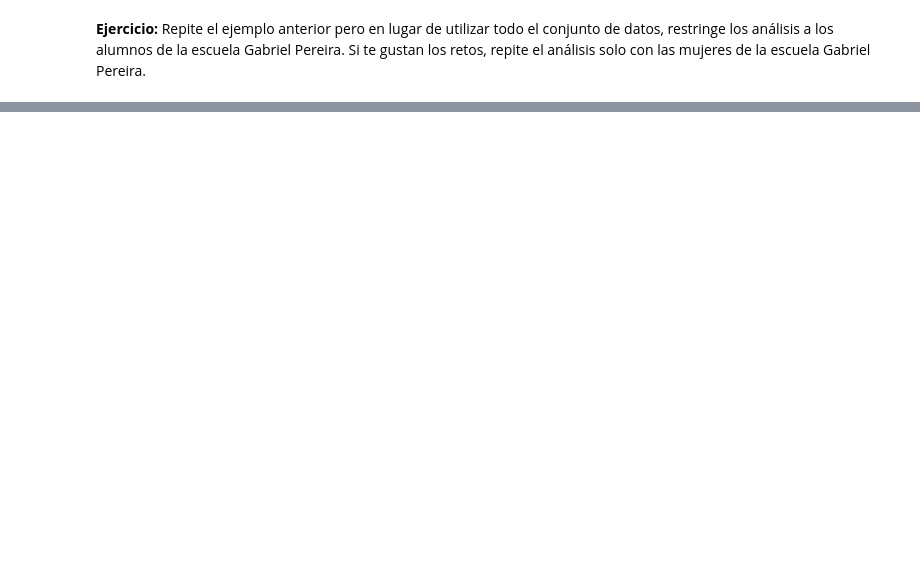
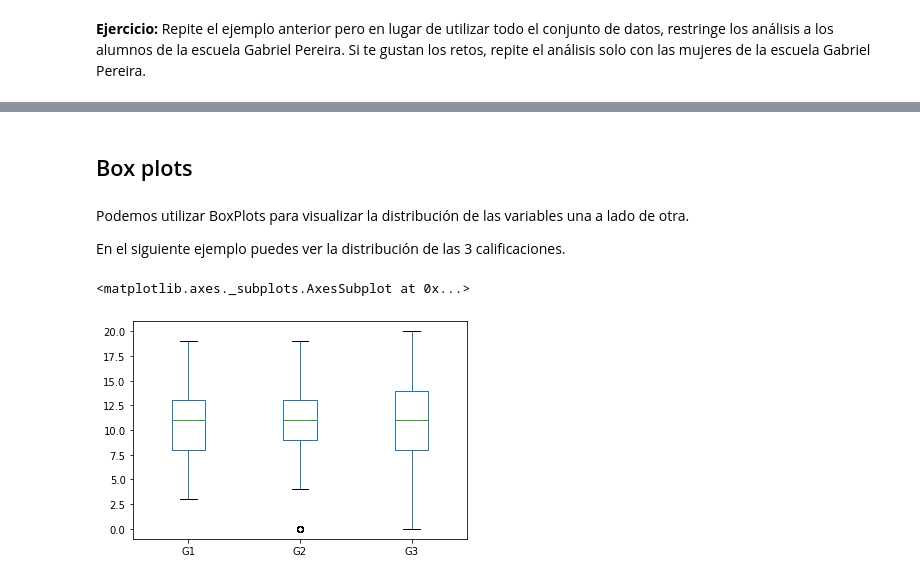
Before and after one commit to rck08/curso_python, a Jupyter notebook: Modulo_pandas.ipynb, the cells around one changed output, grey strips where cells are left out. Saved outputs shown, nothing was run; the diff lists cells and outputs as text; code cells hidden in the pictures; blank space fills up the shorter version.

```diff
--- a/Modulo_pandas.ipynb
+++ b/Modulo_pandas.ipynb
@@ -311,0 +370,11 @@ Repite el ejemplo anterior pero en lugar de utilizar todo el conjunto de datos,
+# %% [markdown]
+## Box plots
+# %% [markdown]
+Podemos utilizar BoxPlots para visualizar la distribución de las variables una a lado de otra.
+
+En el siguiente ejemplo puedes ver la distribución de las 3 calificaciones.
+# %%
+df1[["G1","G2","G3"]].plot.box()
+# %% [output]
+<matplotlib.axes._subplots.AxesSubplot at 0x...>
+[figure, added]
```
Also changed, not shown: parts of 10 cells of this notebook.
